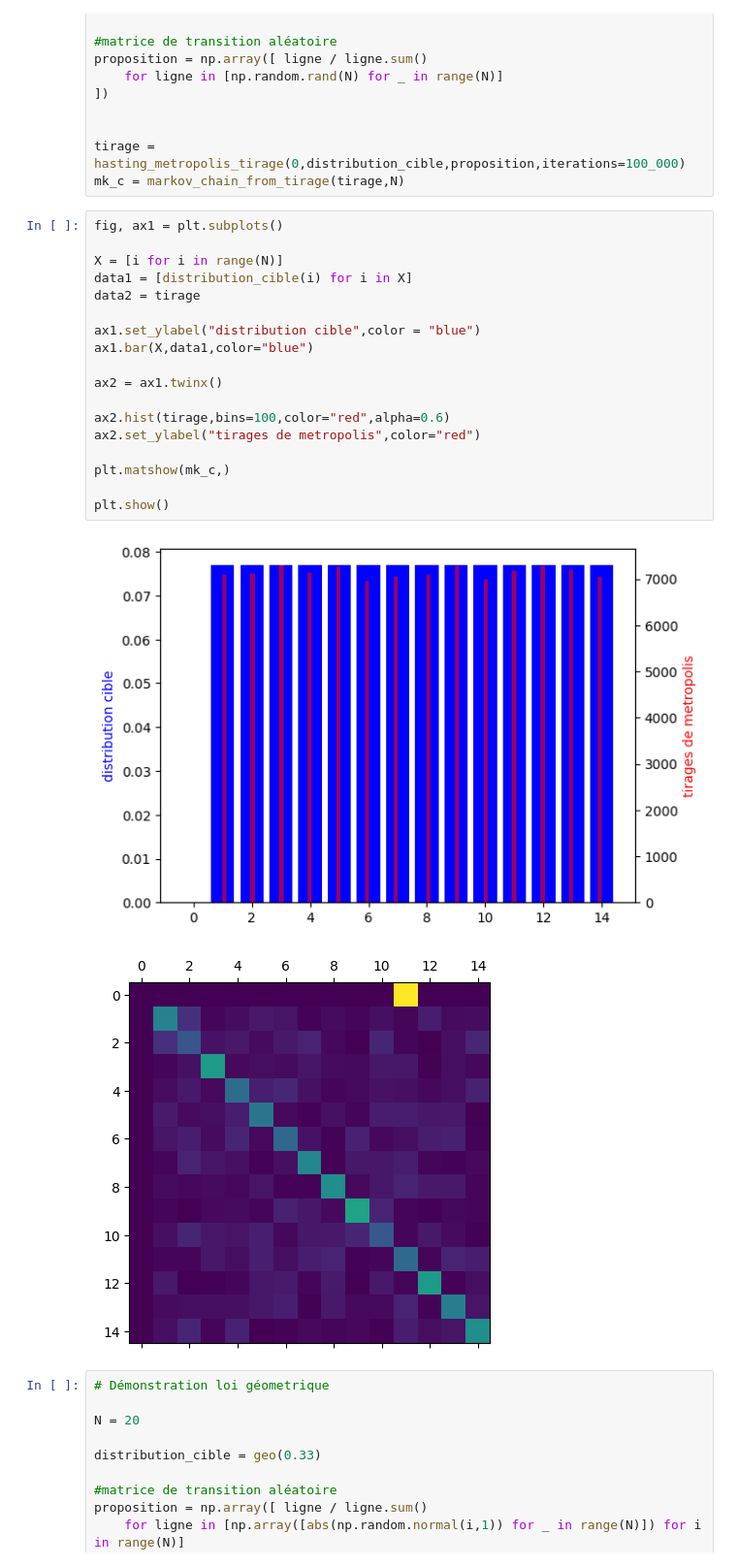
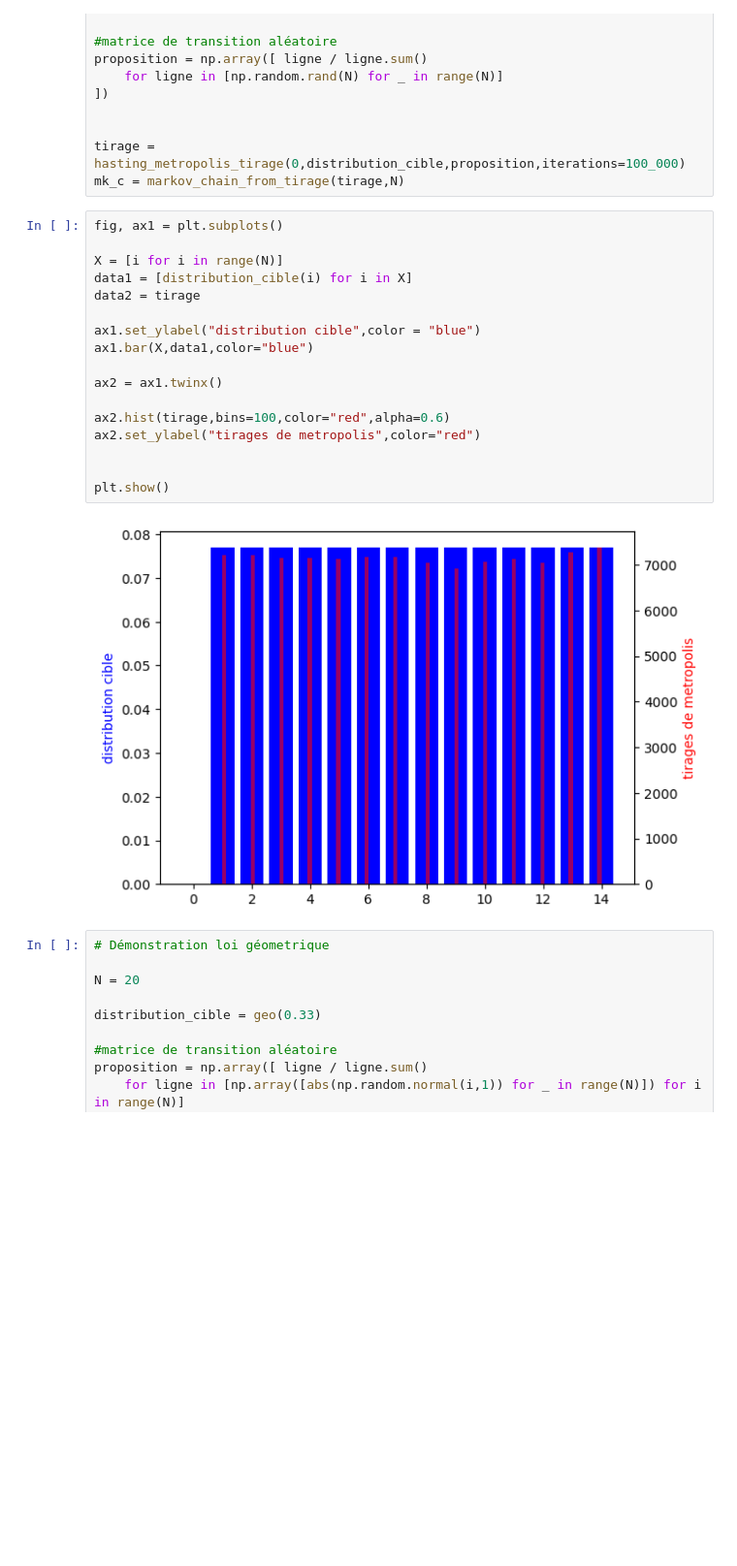
Before and after one commit to CorentinVaillant/ProjetMath-HastingMetropolis, a Jupyter notebook: Corentin/hasting_metropolis.ipynb, the cells around one changed output. Shown: that part at 97% size. Cells and saved outputs as stored; diff of their text form; blank space fills up the shorter version.

```diff
--- a/Corentin/hasting_metropolis.ipynb
+++ b/Corentin/hasting_metropolis.ipynb
@@ -166,24 +196,22 @@ mk_c = markov_chain_from_tirage(tirage,N)
 # %%
 fig, ax1 = plt.subplots()
 
 X = [i for i in range(N)]
 data1 = [distribution_cible(i) for i in X]
 data2 = tirage
 
 ax1.set_ylabel("distribution cible",color = "blue")
 ax1.bar(X,data1,color="blue")
 
 ax2 = ax1.twinx()
 
 ax2.hist(tirage,bins=100,color="red",alpha=0.6)
 ax2.set_ylabel("tirages de metropolis",color="red")
 
-plt.matshow(mk_c,)
 
 plt.show()
 # %% [output]
-[figure, old version]
+[figure, new version]
-[figure, removed]
 # %%
 # Démonstration loi géometrique
 
```
Also changed, not shown: parts of 10 cells of this notebook, 2 other files.
